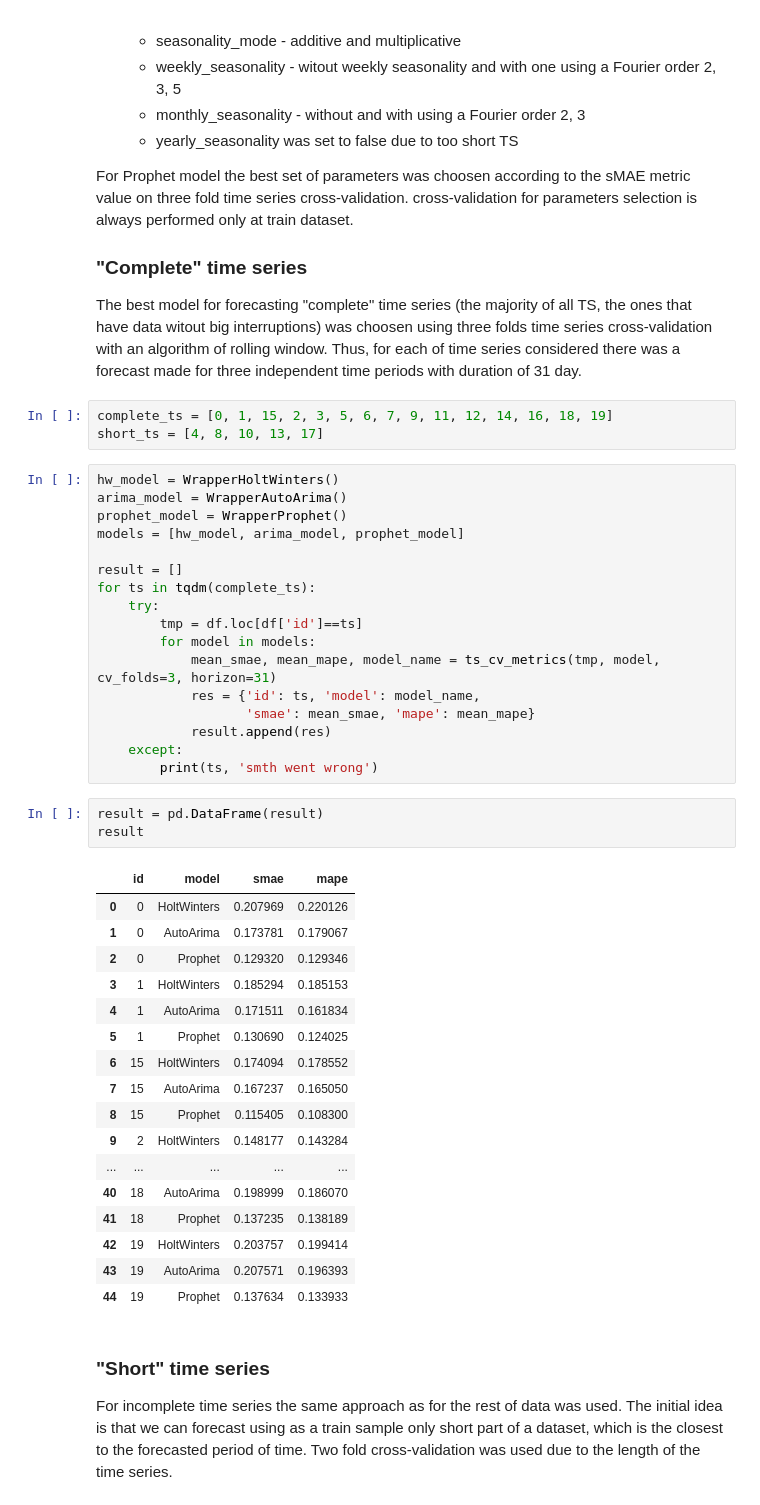
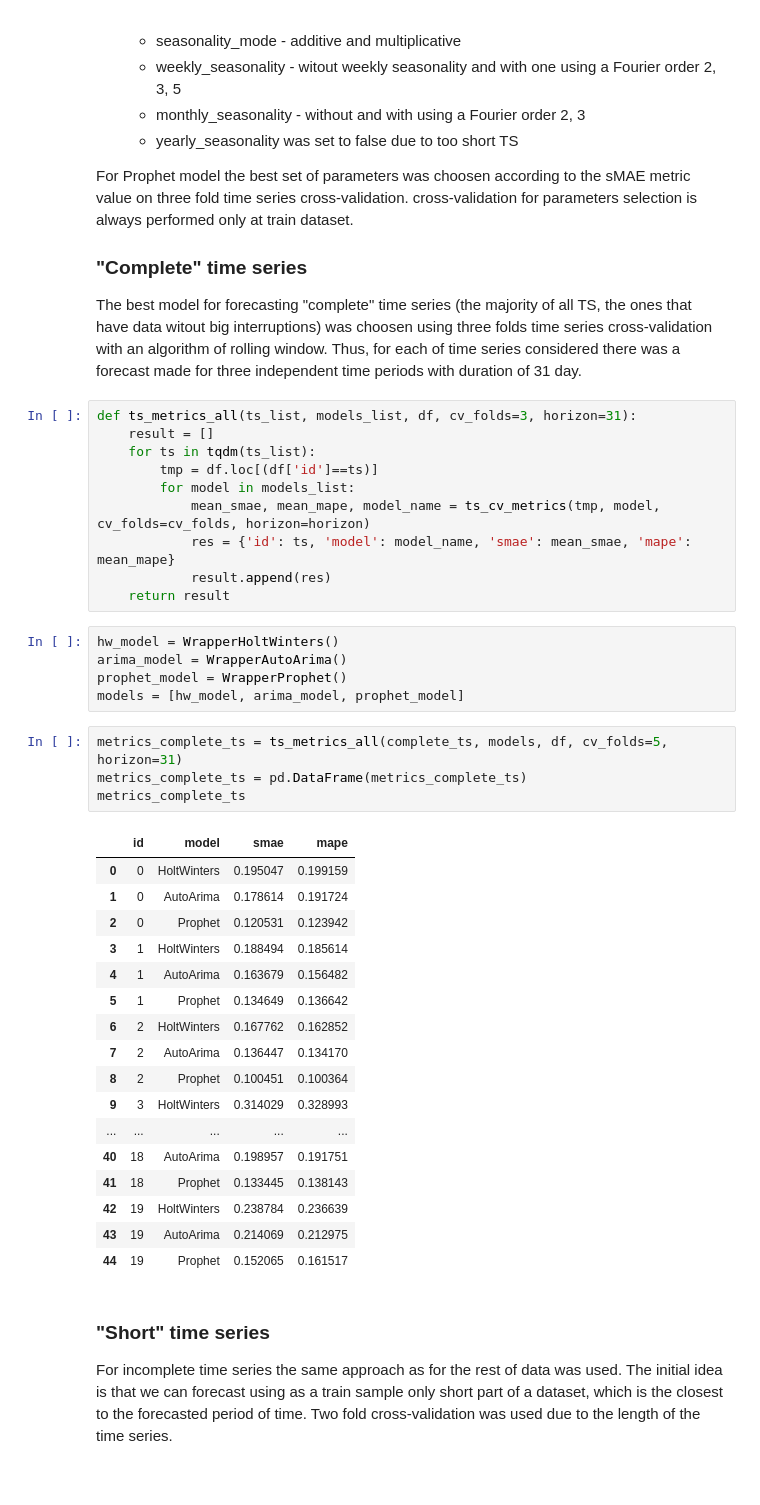
Before and after one commit to tashatsar/time-series-cross-validation, a Jupyter notebook: source/TS forecasting using CV.ipynb, the cells around one changed output. Saved outputs shown, nothing was run; the diff lists cells and outputs as text.

```diff
--- a/source/TS forecasting using CV.ipynb
+++ b/source/TS forecasting using CV.ipynb
@@ -259,47 +249,43 @@ For Prophet model the best set of parameters was choosen according to the sMAE m
 ### "Complete" time series <a class="anchor" id="comp"></a>
 
 The best model for forecasting "complete" time series (the majority of all TS, the ones that have data witout big interruptions) was choosen using three folds time series cross-validation with an algorithm of rolling window. Thus, for each of time series considered there was a forecast made for three independent time periods with duration of 31 day.
-# %%
-complete_ts = [0, 1, 15, 2, 3, 5, 6, 7, 9, 11, 12, 14, 16, 18, 19]
-short_ts = [4, 8, 10, 13, 17]
 # %%
-hw_model = WrapperHoltWinters()
-arima_model = WrapperAutoArima()
-prophet_model = WrapperProphet()
-models = [hw_model, arima_model, prophet_model]
-
-result = []
-for ts in tqdm(complete_ts):
-    try:
-        tmp = df.loc[df['id']==ts]
-        for model in models:
-            mean_smae, mean_mape, model_name = ts_cv_metrics(tmp, model, cv_folds=3, horizon=31)
-            res = {'id': ts, 'model': model_name,
-                   'smae': mean_smae, 'mape': mean_mape}
+def ts_metrics_all(ts_list, models_list, df, cv_folds=3, horizon=31):
+    result = []
+    for ts in tqdm(ts_list):
+        tmp = df.loc[(df['id']==ts)]
+        for model in models_list:
+            mean_smae, mean_mape, model_name = ts_cv_metrics(tmp, model, cv_folds=cv_folds, horizon=horizon)
+            res = {'id': ts, 'model': model_name, 'smae': mean_smae, 'mape': mean_mape}
             result.append(res)
-    except:
-        print(ts, 'smth went wrong')
+    return result
-# %%
-result = pd.DataFrame(result)
-result
-# %% [output]
-|  | id | model | smae | mape |
-| 0 | 0 | HoltWinters | 0.207969 | 0.220126 |
-| 1 | 0 | AutoArima | 0.173781 | 0.179067 |
-| 2 | 0 | Prophet | 0.129320 | 0.129346 |
-| 3 | 1 | HoltWinters | 0.185294 | 0.185153 |
-| 4 | 1 | AutoArima | 0.171511 | 0.161834 |
-| 5 | 1 | Prophet | 0.130690 | 0.124025 |
-| 6 | 15 | HoltWinters | 0.174094 | 0.178552 |
-| 7 | 15 | AutoArima | 0.167237 | 0.165050 |
-| 8 | 15 | Prophet | 0.115405 | 0.108300 |
-| 9 | 2 | HoltWinters | 0.148177 | 0.143284 |
-| ... | ... | ... | ... | ... |
-| 40 | 18 | AutoArima | 0.198999 | 0.186070 |
-| 41 | 18 | Prophet | 0.137235 | 0.138189 |
-| 42 | 19 | HoltWinters | 0.203757 | 0.199414 |
-| 43 | 19 | AutoArima | 0.207571 | 0.196393 |
-| 44 | 19 | Prophet | 0.137634 | 0.133933 |
+# %%
+hw_model = WrapperHoltWinters()
+arima_model = WrapperAutoArima()
+prophet_model = WrapperProphet()
+models = [hw_model, arima_model, prophet_model]
+# %%
+metrics_complete_ts = ts_metrics_all(complete_ts, models, df, cv_folds=5, horizon=31)
+metrics_complete_ts = pd.DataFrame(metrics_complete_ts)
+metrics_complete_ts
+# %% [output]
+|  | id | model | smae | mape |
+| 0 | 0 | HoltWinters | 0.195047 | 0.199159 |
+| 1 | 0 | AutoArima | 0.178614 | 0.191724 |
+| 2 | 0 | Prophet | 0.120531 | 0.123942 |
+| 3 | 1 | HoltWinters | 0.188494 | 0.185614 |
+| 4 | 1 | AutoArima | 0.163679 | 0.156482 |
+| 5 | 1 | Prophet | 0.134649 | 0.136642 |
+| 6 | 2 | HoltWinters | 0.167762 | 0.162852 |
+| 7 | 2 | AutoArima | 0.136447 | 0.134170 |
+| 8 | 2 | Prophet | 0.100451 | 0.100364 |
+| 9 | 3 | HoltWinters | 0.314029 | 0.328993 |
+| ... | ... | ... | ... | ... |
+| 40 | 18 | AutoArima | 0.198957 | 0.191751 |
+| 41 | 18 | Prophet | 0.133445 | 0.138143 |
+| 42 | 19 | HoltWinters | 0.238784 | 0.236639 |
+| 43 | 19 | AutoArima | 0.214069 | 0.212975 |
+| 44 | 19 | Prophet | 0.152065 | 0.161517 |
 # %% [markdown]
 ### "Short" time series<a class="anchor" id="short"></a>
 
```
Also changed, not shown: parts of 12 cells of this notebook, 3 other files.
